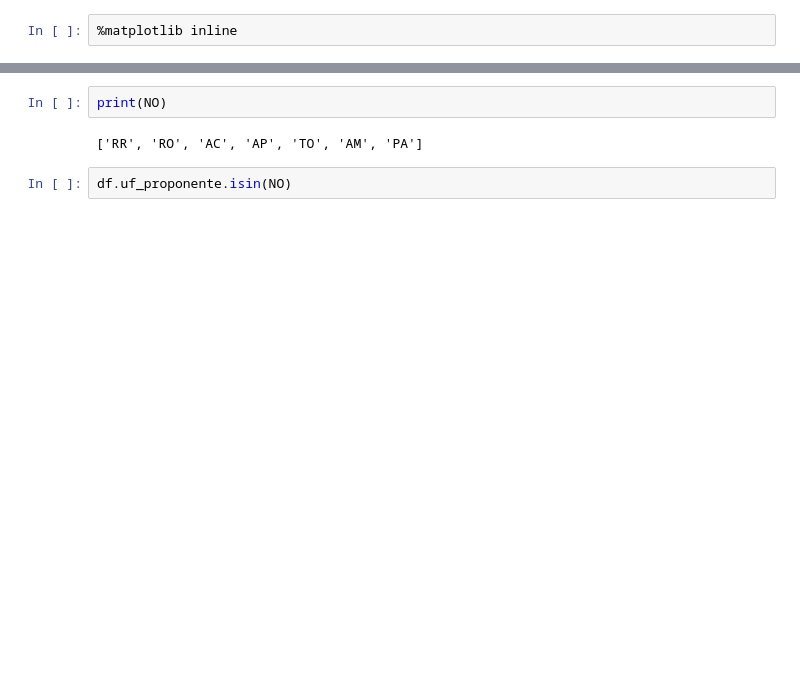
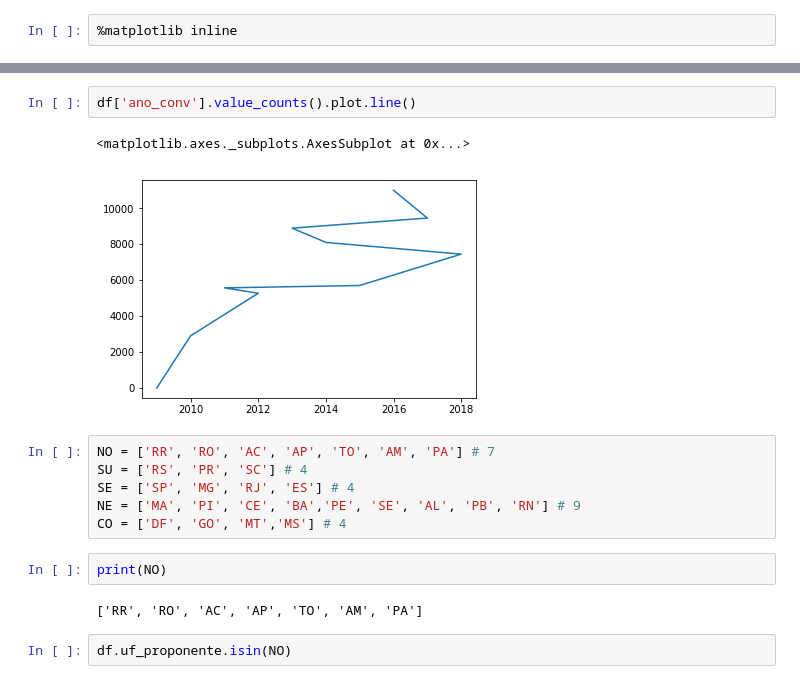
Before and after one commit to pccdiesb/Programas, a Jupyter notebook: ExploreSICONV.ipynb, the cells around one changed output, grey strips where cells are left out. Cells and saved outputs as stored; diff of their text form; blank space fills up the shorter version.

```diff
--- a/ExploreSICONV.ipynb
+++ b/ExploreSICONV.ipynb
@@ -137,3 +185,14 @@ CO = ['DF', 'GO', 'MT','MS'] # 4
+# %%
+df['ano_conv'].value_counts().plot.line()
+# %% [output]
+<matplotlib.axes._subplots.AxesSubplot at 0x...>
+[figure, added]
+# %%
+NO = ['RR', 'RO', 'AC', 'AP', 'TO', 'AM', 'PA'] # 7
+SU = ['RS', 'PR', 'SC'] # 4
+SE = ['SP', 'MG', 'RJ', 'ES'] # 4
+NE = ['MA', 'PI', 'CE', 'BA','PE', 'SE', 'AL', 'PB', 'RN'] # 9
+CO = ['DF', 'GO', 'MT','MS'] # 4
 # %%
 print(NO)
 # %% [output]
```
Also changed, not shown: parts of 72 cells of this notebook.
